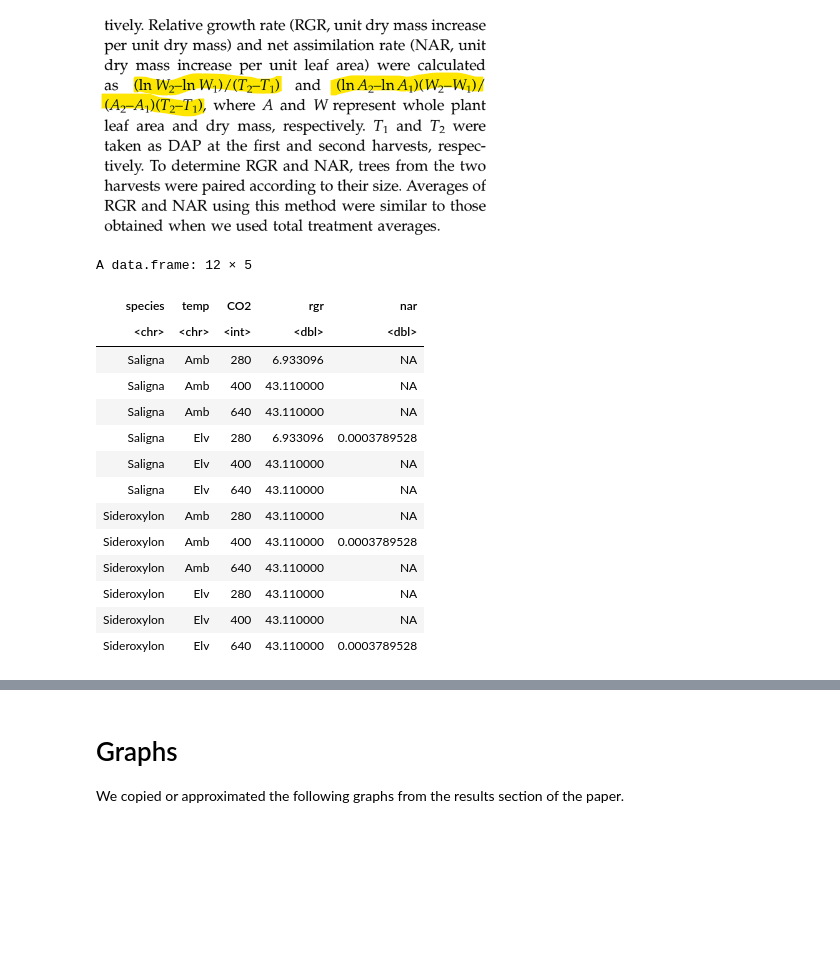
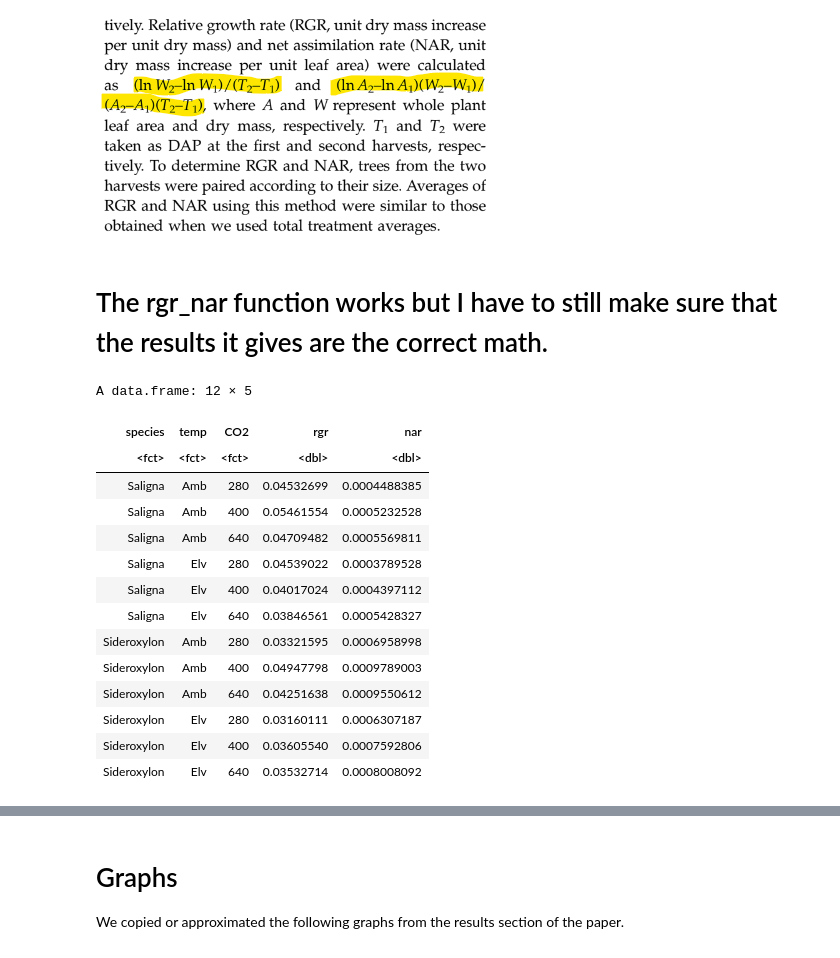
Before and after one commit to cangulo2/OCN682F22, a Jupyter notebook: Final_Project/Impacts of Environmental Conditions on Woody Plant Growth - Final Project.ipynb, the cells around one changed output, grey strips where cells are left out. Saved outputs shown, nothing was run; the diff lists cells and outputs as text; code cells hidden in the pictures; blank space fills up the shorter version.

```diff
--- a/Final_Project/Impacts of Environmental Conditions on Woody Plant Growth - Final Project.ipynb
+++ b/Final_Project/Impacts of Environmental Conditions on Woody Plant Growth - Final Project.ipynb
@@ -98,36 +90,41 @@ We first subset the data by the 12 treatment groups, which varied on species (E.
 We compared those averages with total treatment averages, meaning we summed all of the dry mass, whole plant leaf area, and times for DAP 80 and DAP 150 and then calculated the equation below.
 # %% [markdown]
 ![snippet_rgr_nar.png](attachment:snippet_rgr_nar.png)
-# %%
-DW_saelv28080<- subset(Ghannoum_b, Species == "Saligna" & Temp == "Elv" & CO2== "280", select = totalDW) %>% sum
-DW_saelv280150 <-subset(Ghannoum_a, Species == "Saligna" & Temp == "Elv" & CO2== "280", select = totalDW) %>% sum
-
-group_data$rgr[4] <- log(DW_saelv280150) - log(DW_saelv28080) / 70
-
-LA_saelv28080<- subset(Ghannoum_b, Species == "Saligna" & Temp == "Elv" & CO2== "280", select = LA) %>% sum
-LA_saelv280150 <-subset(Ghannoum_a, Species == "Saligna" & Temp == "Elv" & CO2== "280", select = LA) %>% sum
-
-group_data$nar[4] <- ((log(LA_saelv280150) - log(LA_saelv28080)) * (DW_saelv280150 - DW_saelv28080)) / ((LA_saelv280150 - LA_saelv28080)* 70)
-#rgr <- #contains the averages for each treatment group (choose one of them to use)
-#nar <- #contains the averages for each treatment group (choose one of the two)
-
-group_data
-# %% [output]
-A data.frame: 12 × 5
-| species | temp | CO2 | rgr | nar |
-| <chr> | <chr> | <int> | <dbl> | <dbl> |
-| Saligna | Amb | 280 | 6.933096 | NA |
-| Saligna | Amb | 400 | 43.110000 | NA |
-| Saligna | Amb | 640 | 43.110000 | NA |
-| Saligna | Elv | 280 | 6.933096 | 0.0003789528 |
-| Saligna | Elv | 400 | 43.110000 | NA |
-| Saligna | Elv | 640 | 43.110000 | NA |
-| Sideroxylon | Amb | 280 | 43.110000 | NA |
-| Sideroxylon | Amb | 400 | 43.110000 | 0.0003789528 |
-| Sideroxylon | Amb | 640 | 43.110000 | NA |
-| Sideroxylon | Elv | 280 | 43.110000 | NA |
-| Sideroxylon | Elv | 400 | 43.110000 | NA |
-| Sideroxylon | Elv | 640 | 43.110000 | 0.0003789528 |
+# %%
+##testing var = n
+rgr_nar <- function(n){
+    tmp_DW80 <- subset(Ghannoum_b, Species == group_data$species[n] & Temp == group_data$temp[n] & CO2== group_data$CO2[n], select = totalDW) %>% sum
+    tmp_DW150 <- subset(Ghannoum_a, Species == group_data$species[n] & Temp == group_data$temp[n] & CO2 == group_data$CO2[n], select = totalDW) %>% sum
+    rgr <- (log(tmp_DW150) - log(tmp_DW80)) / 70
+
+    tmp_LA80 <- subset(Ghannoum_b, Species == group_data$species[n] & Temp == group_data$temp[n] & CO2== group_data$CO2[n], select = LA) %>% sum
+    tmp_LA150 <- subset(Ghannoum_a, Species == group_data$species[n] & Temp == group_data$temp[n] & CO2== group_data$CO2[n], select = LA) %>% sum
+    nar <- ((log(tmp_LA150) - log(tmp_LA80)) * (tmp_DW150 - tmp_DW80)) / ((tmp_LA150 - tmp_LA80)* 70)
+    return(c(rgr,nar))}
+# %% [markdown]
+# The rgr_nar function works but I have to still make sure that the results it gives are the correct math.
+# %%
+tmp <- t(mapply(rgr_nar, 1:12))
+
+group_data$rgr <- tmp[,1]
+group_data$nar <- tmp[,2]
+group_data
+# %% [output]
+A data.frame: 12 × 5
+| species | temp | CO2 | rgr | nar |
+| <fct> | <fct> | <fct> | <dbl> | <dbl> |
+| Saligna | Amb | 280 | 0.04532699 | 0.0004488385 |
+| Saligna | Amb | 400 | 0.05461554 | 0.0005232528 |
+| Saligna | Amb | 640 | 0.04709482 | 0.0005569811 |
+| Saligna | Elv | 280 | 0.04539022 | 0.0003789528 |
+| Saligna | Elv | 400 | 0.04017024 | 0.0004397112 |
+| Saligna | Elv | 640 | 0.03846561 | 0.0005428327 |
+| Sideroxylon | Amb | 280 | 0.03321595 | 0.0006958998 |
+| Sideroxylon | Amb | 400 | 0.04947798 | 0.0009789003 |
+| Sideroxylon | Amb | 640 | 0.04251638 | 0.0009550612 |
+| Sideroxylon | Elv | 280 | 0.03160111 | 0.0006307187 |
+| Sideroxylon | Elv | 400 | 0.03605540 | 0.0007592806 |
+| Sideroxylon | Elv | 640 | 0.03532714 | 0.0008008092 |
 # %%
 #plot the individual rgr and nar results in a histogram.
 #plot a dot for the average.
```
Also changed, not shown: parts of 7 cells of this notebook, 1 other file.
